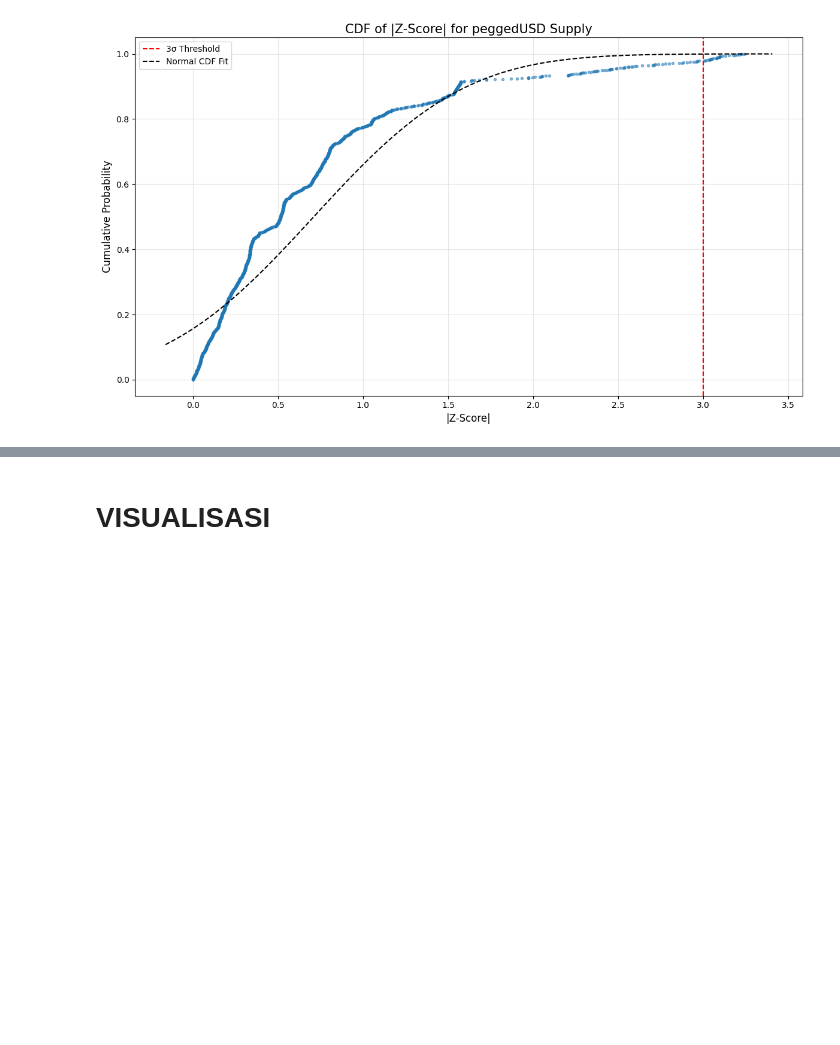
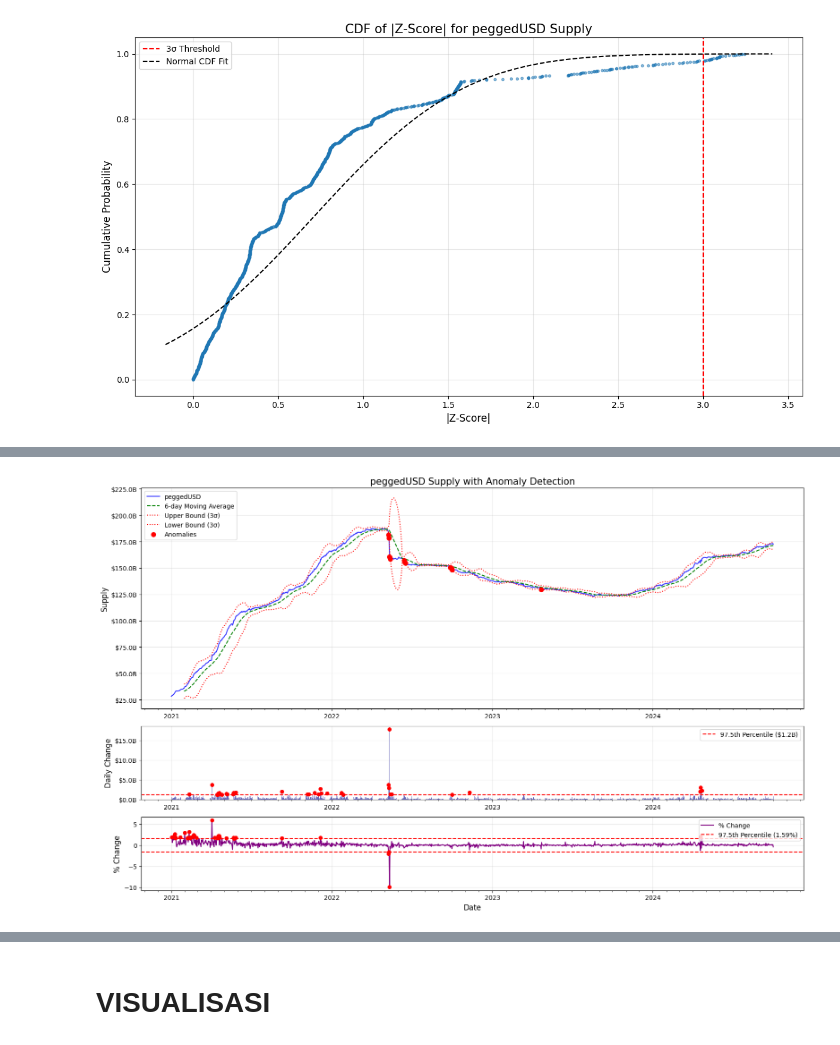
Before and after one commit to AlthafSyakirMaulana/stablecoin-insights, a Jupyter notebook: Data_Analyst.ipynb, the cells around one changed output, grey strips where cells are left out. Saved outputs shown, nothing was run; the diff lists cells and outputs as text; code cells hidden in the pictures; blank space fills up the shorter version.

```diff
--- a/Data_Analyst.ipynb
+++ b/Data_Analyst.ipynb
@@ -381,0 +406,83 @@ if len(usd_data) > 0 and usd_data.std() > 0:  # Check for valid data
+# %%
+# Create a more detailed supply anomaly visualization with context
+plt.figure(figsize=(16, 10))
+
+# Create a subplot grid
+gs = plt.GridSpec(3, 1, height_ratios=[3, 1, 1])
+
+# Main plot - peggedUSD with anomalies
+ax1 = plt.subplot(gs[0])
+ax1.plot(df_indexed.index, df_indexed['peggedUSD'],
+         label='peggedUSD', color='blue', alpha=0.8)
+
+# Add the rolling mean and bounds
+ax1.plot(rolling_mean.index, rolling_mean,
+         label=f'{window}-day Moving Average', color='green', linestyle='--')
+ax1.plot(upper_bound.index, upper_bound,
+         label='Upper Bound (3σ)', color='red', linestyle=':')
+ax1.plot(lower_bound.index, lower_bound,
+         label='Lower Bound (3σ)', color='red', linestyle=':')
+
+# Mark anomalies
+ax1.scatter(anomalies.index, anomalies['peggedUSD'],
+            color='red', label='Anomalies', s=50, zorder=5)
+
+# Format the main plot
+ax1.set_title('peggedUSD Supply with Anomaly Detection', fontsize=15)
+ax1.set_ylabel('Supply', fontsize=12)
+ax1.yaxis.set_major_formatter(FuncFormatter(billions))
+ax1.legend(loc='upper left')
+ax1.grid(True, alpha=0.3)
+
+# Second plot - Daily absolute changes
+ax2 = plt.subplot(gs[1], sharex=ax1)
+daily_changes = df_indexed['peggedUSD'].diff().abs()
+ax2.bar(daily_changes.index, daily_changes, color='darkblue', alpha=0.6)
+
+# Calculate threshold for large daily changes (97.5th percentile)
+large_change_threshold = daily_changes.quantile(0.975)
+large_changes = daily_changes[daily_changes > large_change_threshold]
+
+# Mark large daily changes
+ax2.scatter(large_changes.index, large_changes, color='red', s=30, zorder=5)
+
+# Format the second plot
+ax2.set_ylabel('Daily Change', fontsize=12)
+ax2.yaxis.set_major_formatter(FuncFormatter(billions))
+ax2.grid(True, alpha=0.3)
+ax2.axhline(y=large_change_threshold, color='red', linestyle='--',
+           label=f'97.5th Percentile ({billions(large_change_threshold, 0)})')
+ax2.legend(loc='upper right')
+
+# Third plot - Daily percent changes
+ax3 = plt.subplot(gs[2], sharex=ax1)
+pct_change = df_indexed['peggedUSD'].pct_change() * 100
+ax3.plot(pct_change.index, pct_change, color='purple', label='% Change')
+
+# Calculate threshold for large percent changes (97.5th percentile of absolute values)
+abs_pct_change = pct_change.abs()
+large_pct_threshold = abs_pct_change.quantile(0.975)
+large_pct_changes = pct_change[abs_pct_change > large_pct_threshold]
+
+# Mark large percent changes
+ax3.scatter(large_pct_changes.index, large_pct_changes, color='red', s=30, zorder=5)
+
+# Format the third plot
+ax3.set_xlabel('Date', fontsize=12)
+ax3.set_ylabel('% Change', fontsize=12)
+ax3.grid(True, alpha=0.3)
+ax3.axhline(y=large_pct_threshold, color='red', linestyle='--', label=f'97.5th Percentile ({large_pct_threshold:.2f}%)')
+ax3.axhline(y=-large_pct_threshold, color='red', linestyle='--')
+ax3.legend(loc='upper right')
+
+# Format the x-axis dates for better readability
+for ax in [ax1, ax2, ax3]:
+    ax.xaxis.set_major_locator(mdates.YearLocator())
+    ax.xaxis.set_major_formatter(mdates.DateFormatter('%Y'))
+    ax.xaxis.set_minor_locator(mdates.MonthLocator())
+
+plt.tight_layout()
+plt.savefig('detailed_anomaly_analysis.png', dpi=300)
+plt.show()
+# %% [output]
+[figure, added]
```
Also changed, not shown: parts of 10 cells of this notebook.
